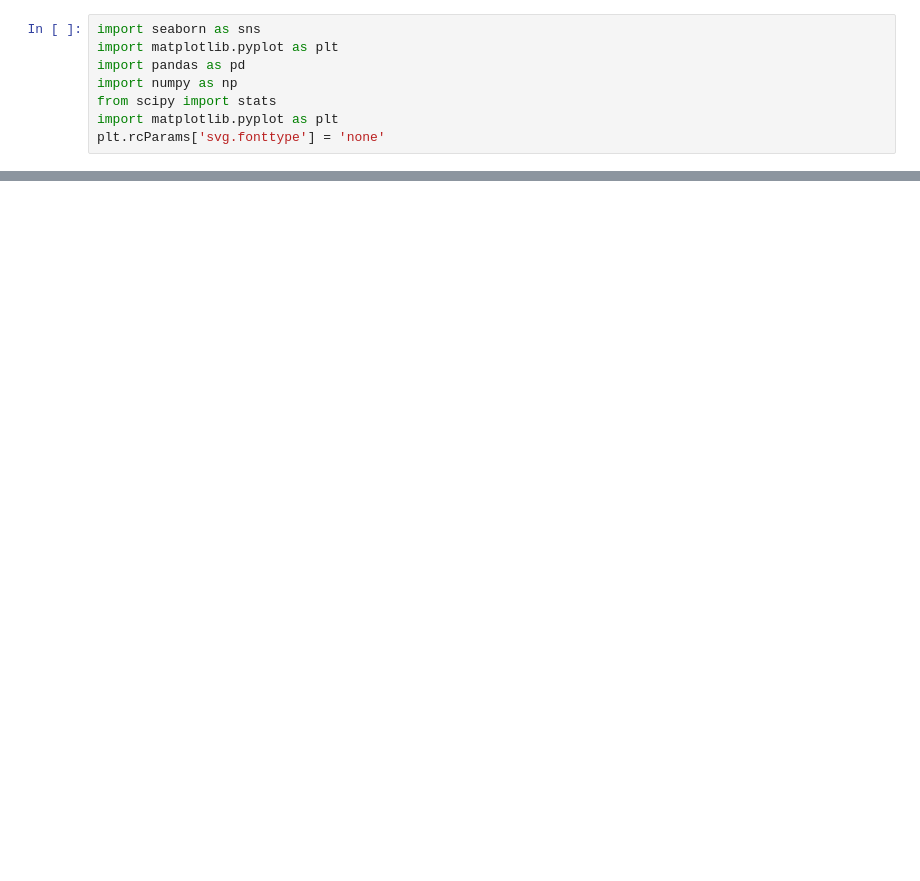
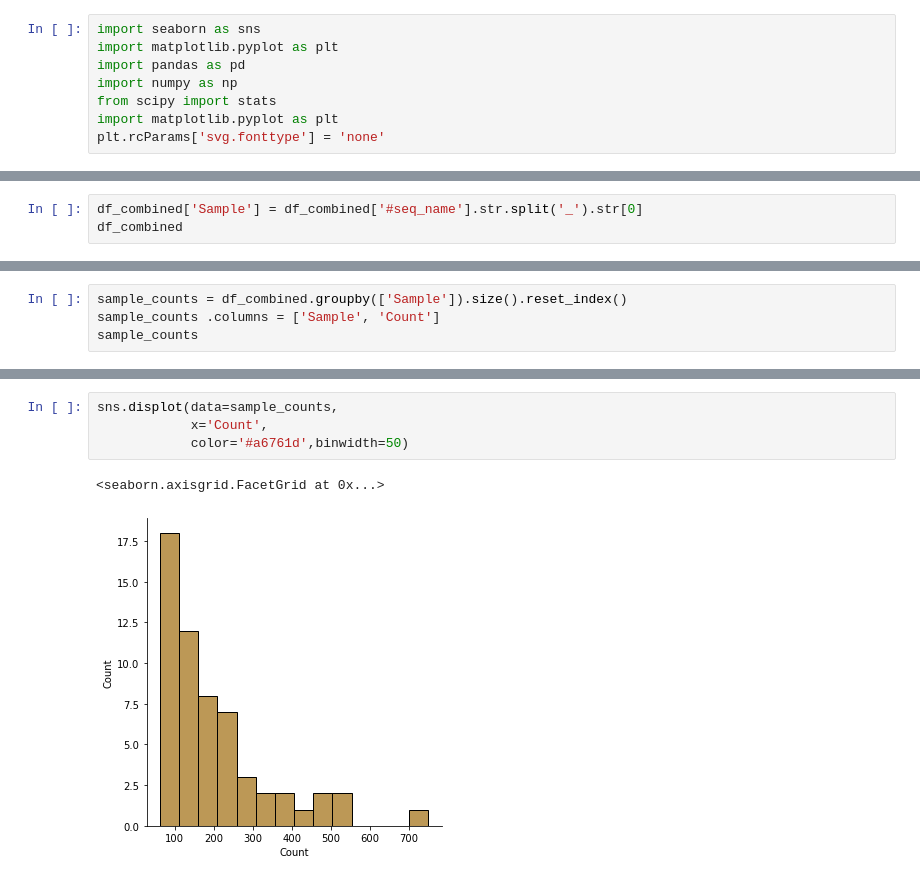
Before and after one commit to BigDataBiology/Duan2026_urban_soil, a Jupyter notebook: analysis/supp5/supp5.ipynb, the cells around one changed output, grey strips where cells are left out. Cells and saved outputs as stored; diff of their text form; blank space fills up the shorter version.

```diff
--- a/analysis/supp5/supp5.ipynb
+++ b/analysis/supp5/supp5.ipynb
@@ -65,0 +76,3 @@ The savefig.jpeg_quality rcparam was deprecated in Matplotlib 3.3 and will be re
+# %%
+df_combined['Sample'] = df_combined['#seq_name'].str.split('_').str[0]
+df_combined
@@ -65,0 +93,4 @@ The savefig.jpeg_quality rcparam was deprecated in Matplotlib 3.3 and will be re
+# %%
+sample_counts = df_combined.groupby(['Sample']).size().reset_index()
+sample_counts .columns = ['Sample', 'Count']
+sample_counts
@@ -66 +115,8 @@ The savefig.jpeg_quality rcparam was deprecated in Matplotlib 3.3 and will be re
+# %%
+sns.displot(data=sample_counts,
+            x='Count',
+            color='#a6761d',binwidth=50)
+# %% [output]
+<seaborn.axisgrid.FacetGrid at 0x...>
+[figure, added]
 # %%
```
Also changed, not shown: parts of 17 cells of this notebook, 6 other files.
